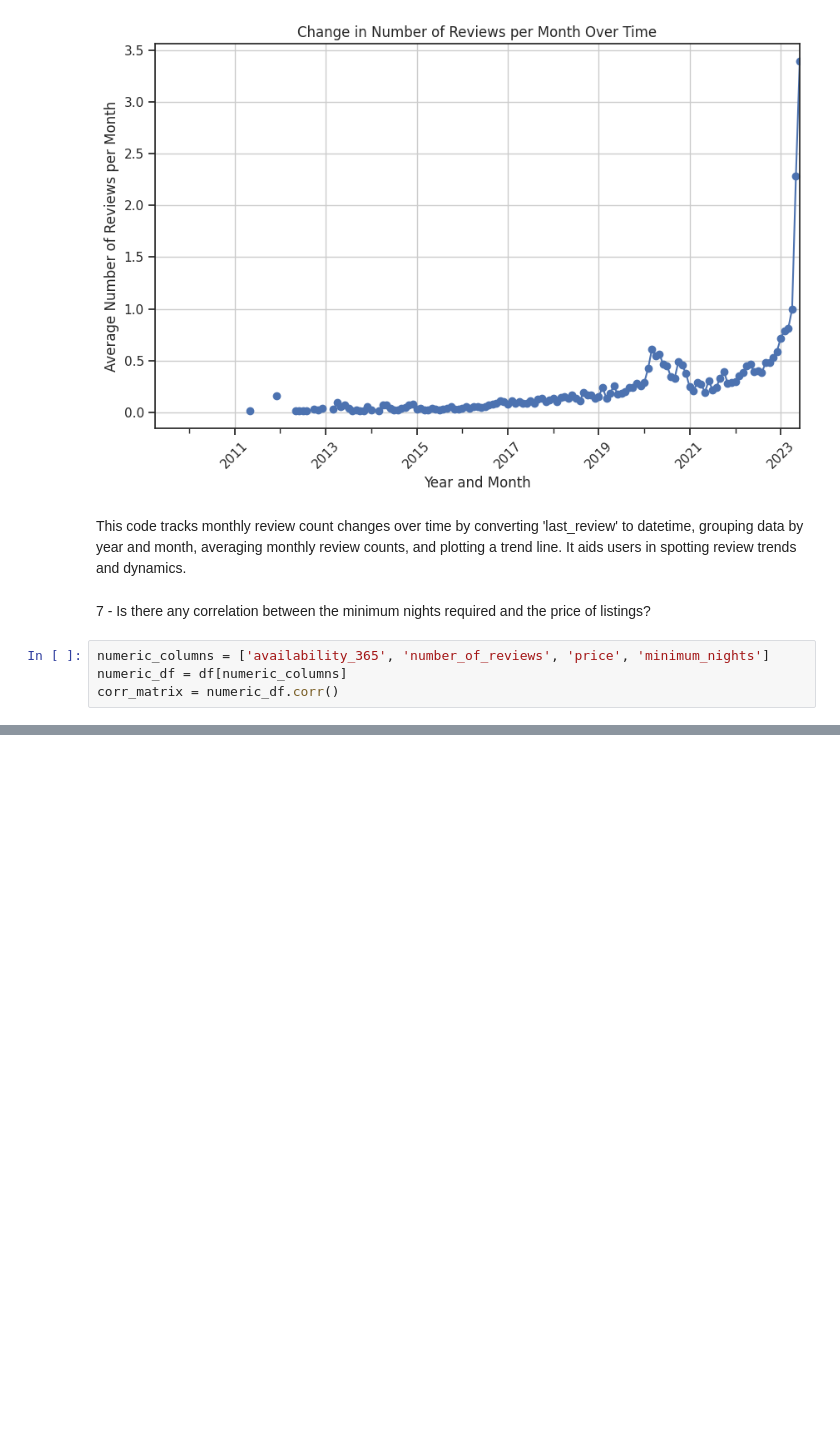
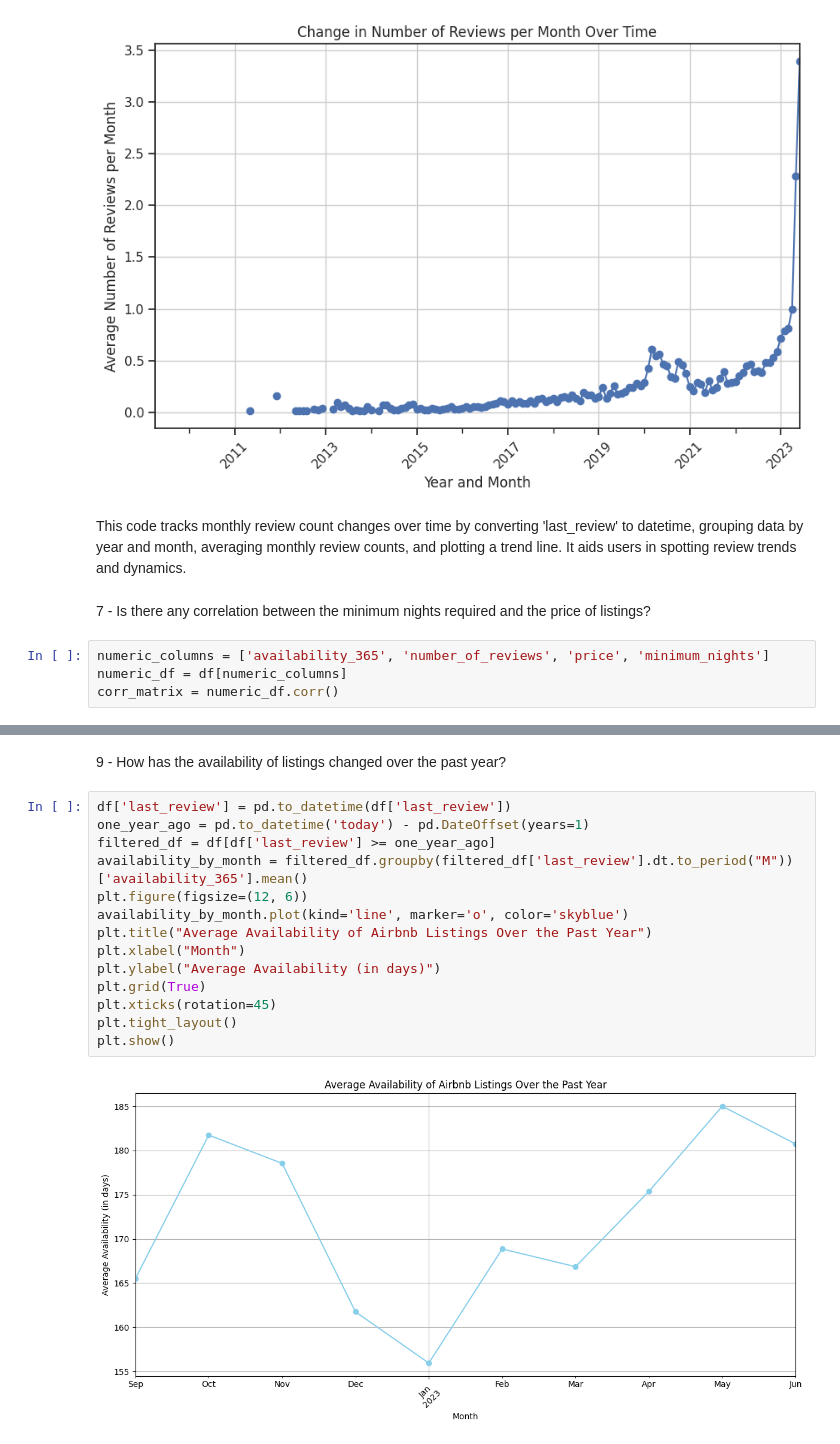
Before and after one commit to MohamedSavula/New-York-City-Airbnb-EDA, a Jupyter notebook: code.ipynb, the cells around one changed output, grey strips where cells are left out. Drawn from its saved outputs; the diff is of its cells as text; blank space fills up the shorter version.

```diff
--- a/code.ipynb
+++ b/code.ipynb
@@ -344,0 +387,18 @@ corr_matrix = numeric_df.corr()
+# %% [markdown]
+9 -  How has the availability of listings changed over the past year?
+# %%
+df['last_review'] = pd.to_datetime(df['last_review'])
+one_year_ago = pd.to_datetime('today') - pd.DateOffset(years=1)
+filtered_df = df[df['last_review'] >= one_year_ago]
+availability_by_month = filtered_df.groupby(filtered_df['last_review'].dt.to_period("M"))['availability_365'].mean()
+plt.figure(figsize=(12, 6))
+availability_by_month.plot(kind='line', marker='o', color='skyblue')
+plt.title("Average Availability of Airbnb Listings Over the Past Year")
+plt.xlabel("Month")
+plt.ylabel("Average Availability (in days)")
+plt.grid(True)
+plt.xticks(rotation=45)
+plt.tight_layout()
+plt.show()
+# %% [output]
+[figure, added]
```
Also changed, not shown: parts of 14 cells of this notebook.
